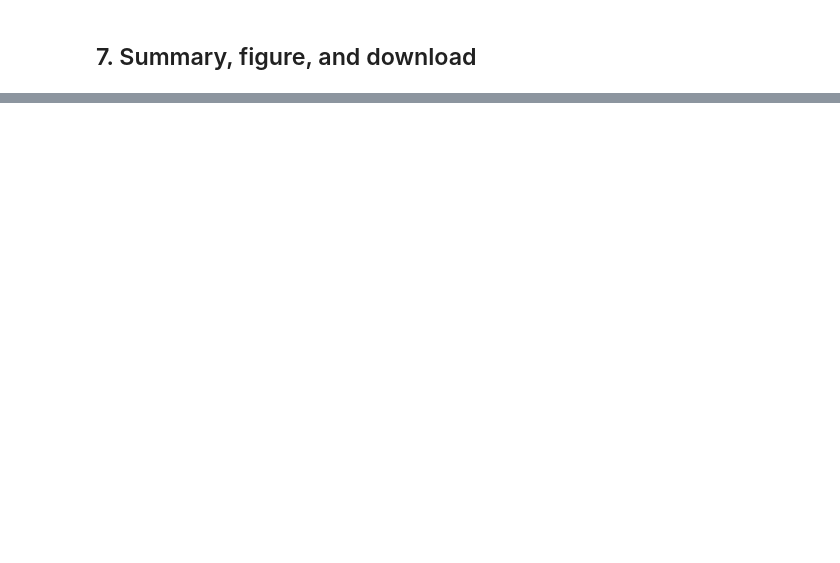
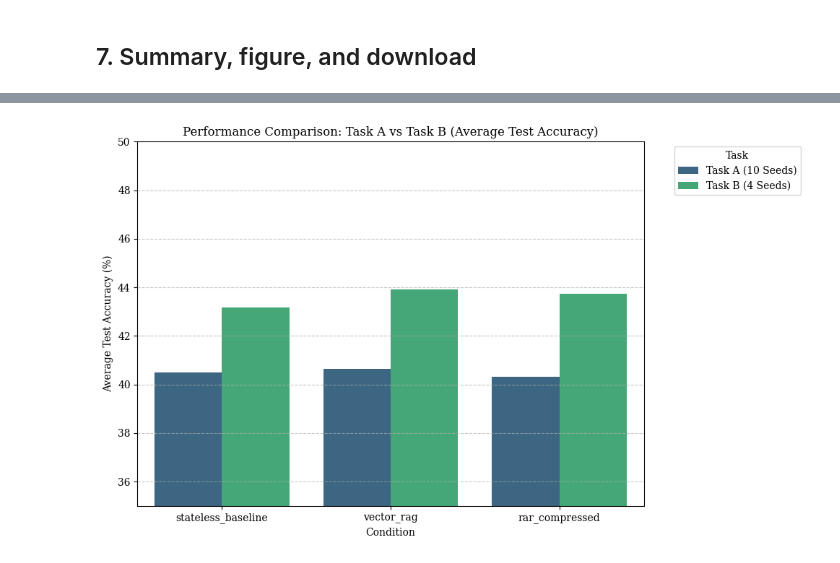
Before and after one commit to Tahir-yamin/recursive-autonomy-research, a Jupyter notebook: colab/RAR_Colab_Campaign.ipynb, the cells around one changed output, grey strips where cells are left out. Cells and saved outputs as stored; diff of their text form; code cells hidden in the pictures; blank space fills up the shorter version.

```diff
--- a/colab/RAR_Colab_Campaign.ipynb
+++ b/colab/RAR_Colab_Campaign.ipynb
@@ -102,0 +521,6 @@ except Exception as e:
+# %%
+import json
+
+with open('/content/pilot_results_taskB (1).json', 'r') as f:
+    data = json.load(f)
+display(data)
@@ -102,0 +547,6 @@ except Exception as e:
+# %%
+import json
+
+with open('/content/pilot_results_taskB.json', 'r') as f:
+    data = json.load(f)
+display(data)
@@ -102,0 +573,6 @@ except Exception as e:
+# %%
+import json
+
+with open('/content/pilot_results_taskA.json', 'r') as f:
+    data = json.load(f)
+display(data)
@@ -102,0 +672,60 @@ except Exception as e:
+# %%
+import matplotlib.pyplot as plt
+import seaborn as sns
+import pandas as pd
+import numpy as np
+import json
+
+# Load data for Task A
+with open('/content/pilot_results_taskA.json', 'r') as f:
+    taskA_data = json.load(f)
+
+# Load data for Task B
+with open('/content/pilot_results_taskB.json', 'r') as f:
+    taskB_data = json.load(f)
+
+# Function to extract average test accuracies
+def get_avg_test_accuracies(campaign_data):
+    conditions = campaign_data['data']['conditions']
+    return {
+        'stateless_baseline': np.mean(conditions['stateless_baseline']['test_accuracies']) * 100,
+        'vector_rag': np.mean(conditions['vector_rag']['test_accuracies']) * 100,
+        'rar_compressed': np.mean(conditions['rar_compressed']['test_accuracies']) * 100
+    }
+
+# Extract metrics
+taskA_accuracies = get_avg_test_accuracies(taskA_data)
+taskB_accuracies = get_avg_test_accuracies(taskB_data)
+
+# Prepare data for plotting
+plot_data = {
+    'Condition': [],
+    'Task': [],
+    'Average Test Accuracy (%)': []
+}
+
+for condition, accuracy in taskA_accuracies.items():
+    plot_data['Condition'].append(condition)
+    plot_data['Task'].append('Task A (10 Seeds)')
+    plot_data['Average Test Accuracy (%)'].append(accuracy)
+
+for condition, accuracy in taskB_accuracies.items():
+    plot_data['Condition'].append(condition)
+    plot_data['Task'].append('Task B (4 Seeds)')
+    plot_data['Average Test Accuracy (%)'].append(accuracy)
+
+df_plot = pd.DataFrame(plot_data)
+
+# Create the bar chart
+plt.figure(figsize=(10, 6))
+sns.barplot(x='Condition', y='Average Test Accuracy (%)', hue='Task', data=df_plot, palette='viridis')
+plt.title('Performance Comparison: Task A vs Task B (Average Test Accuracy)')
+plt.ylabel('Average Test Accuracy (%)')
+plt.xlabel('Condition')
+plt.ylim(35, 50) # Set y-axis limits for better visualization of differences
+plt.legend(title='Task', bbox_to_anchor=(1.05, 1), loc='upper left')
+plt.grid(axis='y', linestyle='--', alpha=0.7)
+plt.tight_layout()
+plt.show()
+# %% [output]
+[figure, added]
```
Also changed, not shown: parts of 53 cells of this notebook.
